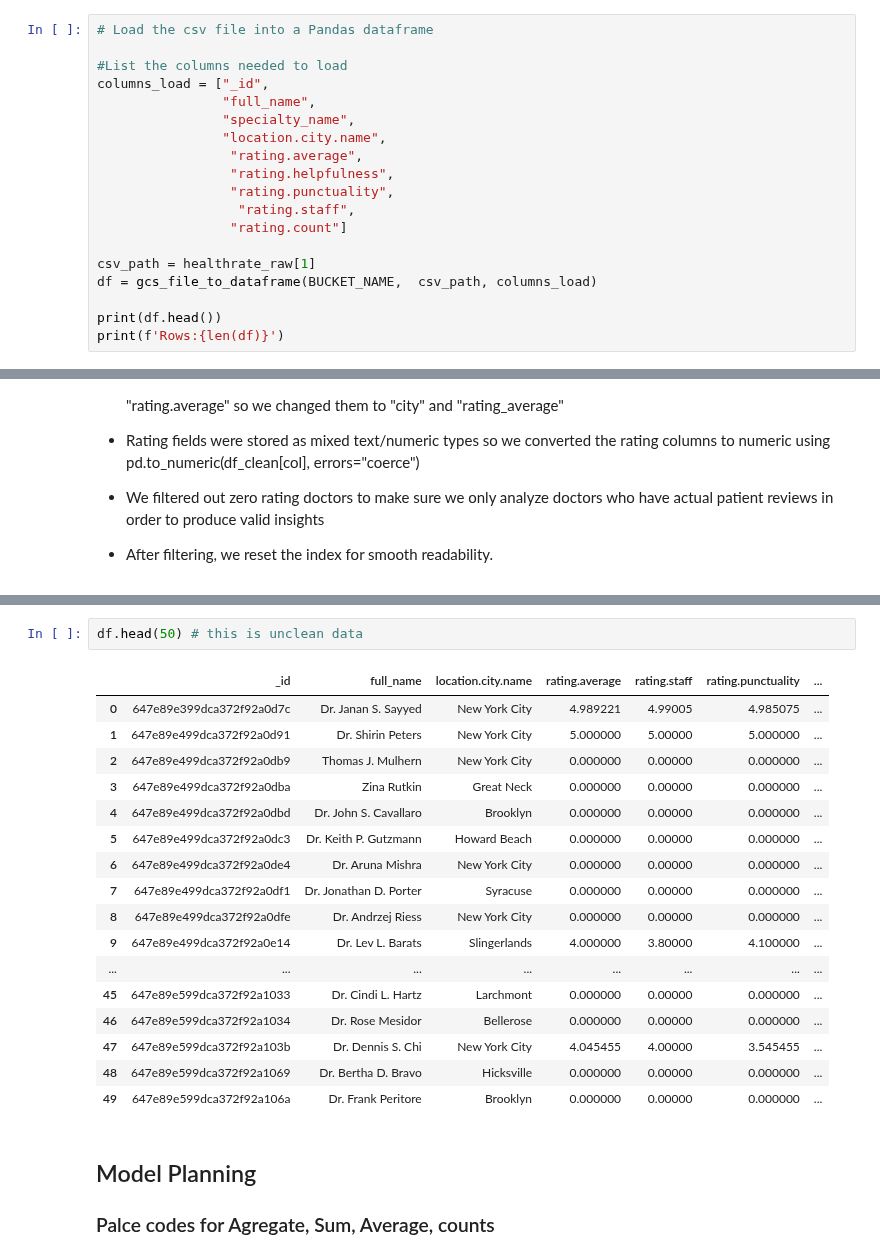
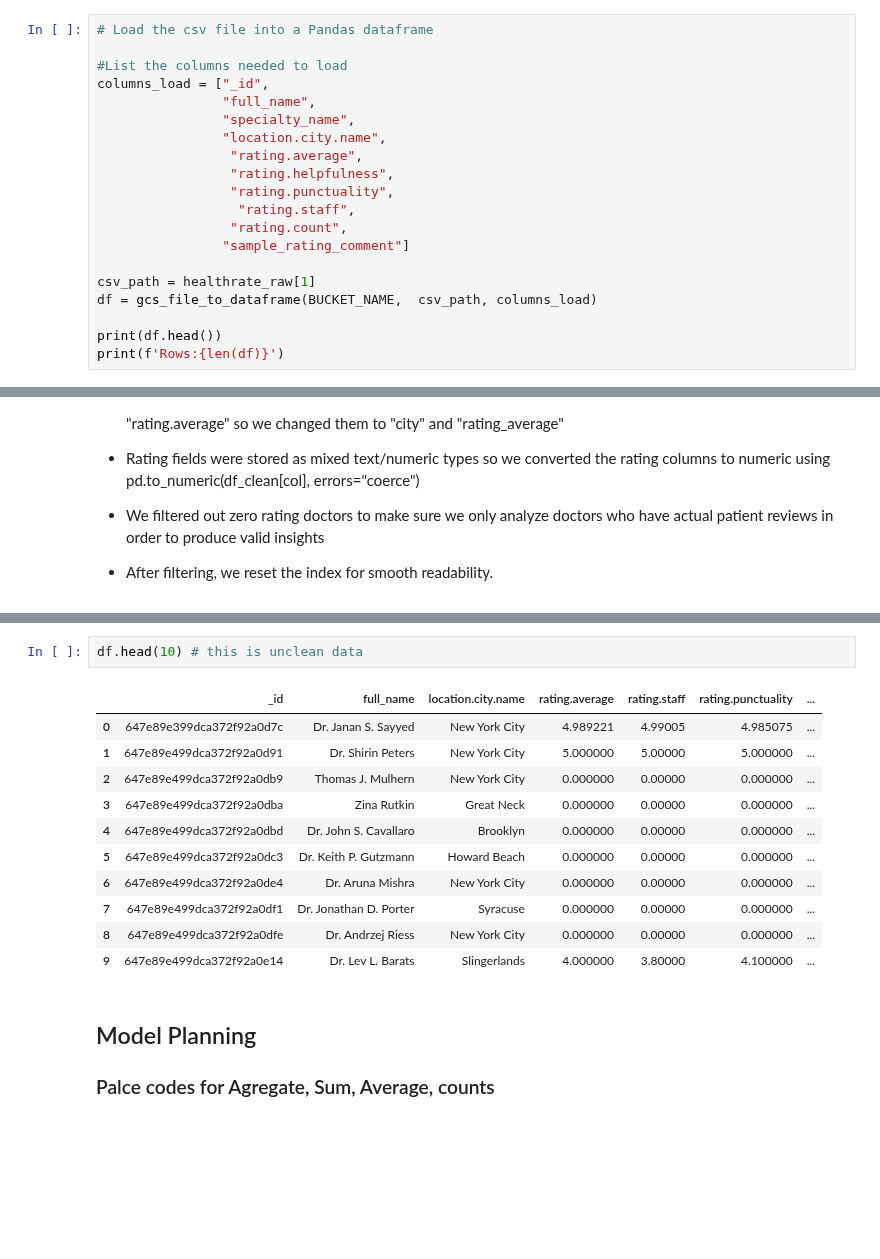
Before and after one commit to cis9650group7-boop/Group-7_Project1_HealthRateAnalysis, a Jupyter notebook: term_project_group7.ipynb, the cells around one changed output, grey strips where cells are left out. Drawn from its saved outputs; the diff is of its cells as text; blank space fills up the shorter version.

```diff
--- a/term_project_group7.ipynb
+++ b/term_project_group7.ipynb
@@ -129,7 +131,8 @@ columns_load = ["_id",
                  "rating.helpfulness",
                  "rating.punctuality",
                   "rating.staff",
-                 "rating.count"]
+                 "rating.count",
+                "sample_rating_comment"]
 
 csv_path = healthrate_raw[1]
 df = gcs_file_to_dataframe(BUCKET_NAME,  csv_path, columns_load)
@@ -217,25 +220,19 @@ df_clean.head() # this is to see the clean data
 | 3 | 647e89e499dca372f92a0ef0 | Dr. Harold N. Bornstein | Internist / Geriatrician | New York City | 4.000000 | 4.200000 | 3.800000 | ... |
 | 4 | 647e89e499dca372f92a0ef2 | Dr. Romelle J. Maloney | Gynecologist (OBGYN) | New Rochelle | 4.000000 | 3.900000 | 4.100000 | ... |
 # %%
-df.head(50) # this is unclean data
+df.head(10) # this is unclean data
 # %% [output]
 |  | _id | full_name | location.city.name | rating.average | rating.staff | rating.punctuality | ... |
 | 0 | 647e89e399dca372f92a0d7c | Dr. Janan S. Sayyed | New York City | 4.989221 | 4.99005 | 4.985075 | ... |
 | 1 | 647e89e499dca372f92a0d91 | Dr. Shirin Peters | New York City | 5.000000 | 5.00000 | 5.000000 | ... |
 | 2 | 647e89e499dca372f92a0db9 | Thomas J. Mulhern | New York City | 0.000000 | 0.00000 | 0.000000 | ... |
 | 3 | 647e89e499dca372f92a0dba | Zina Rutkin | Great Neck | 0.000000 | 0.00000 | 0.000000 | ... |
 | 4 | 647e89e499dca372f92a0dbd | Dr. John S. Cavallaro | Brooklyn | 0.000000 | 0.00000 | 0.000000 | ... |
 | 5 | 647e89e499dca372f92a0dc3 | Dr. Keith P. Gutzmann | Howard Beach | 0.000000 | 0.00000 | 0.000000 | ... |
 | 6 | 647e89e499dca372f92a0de4 | Dr. Aruna Mishra | New York City | 0.000000 | 0.00000 | 0.000000 | ... |
 | 7 | 647e89e499dca372f92a0df1 | Dr. Jonathan D. Porter | Syracuse | 0.000000 | 0.00000 | 0.000000 | ... |
 | 8 | 647e89e499dca372f92a0dfe | Dr. Andrzej Riess | New York City | 0.000000 | 0.00000 | 0.000000 | ... |
 | 9 | 647e89e499dca372f92a0e14 | Dr. Lev L. Barats | Slingerlands | 4.000000 | 3.80000 | 4.100000 | ... |
-| ... | ... | ... | ... | ... | ... | ... | ... |
-| 45 | 647e89e599dca372f92a1033 | Dr. Cindi L. Hartz | Larchmont | 0.000000 | 0.00000 | 0.000000 | ... |
-| 46 | 647e89e599dca372f92a1034 | Dr. Rose Mesidor | Bellerose | 0.000000 | 0.00000 | 0.000000 | ... |
-| 47 | 647e89e599dca372f92a103b | Dr. Dennis S. Chi | New York City | 4.045455 | 4.00000 | 3.545455 | ... |
-| 48 | 647e89e599dca372f92a1069 | Dr. Bertha D. Bravo | Hicksville | 0.000000 | 0.00000 | 0.000000 | ... |
-| 49 | 647e89e599dca372f92a106a | Dr. Frank Peritore | Brooklyn | 0.000000 | 0.00000 | 0.000000 | ... |
 # %% [markdown]
 ## Model Planning
 ### Palce codes for Agregate, Sum, Average, counts
```
Also changed, not shown: parts of 8 cells of this notebook.
